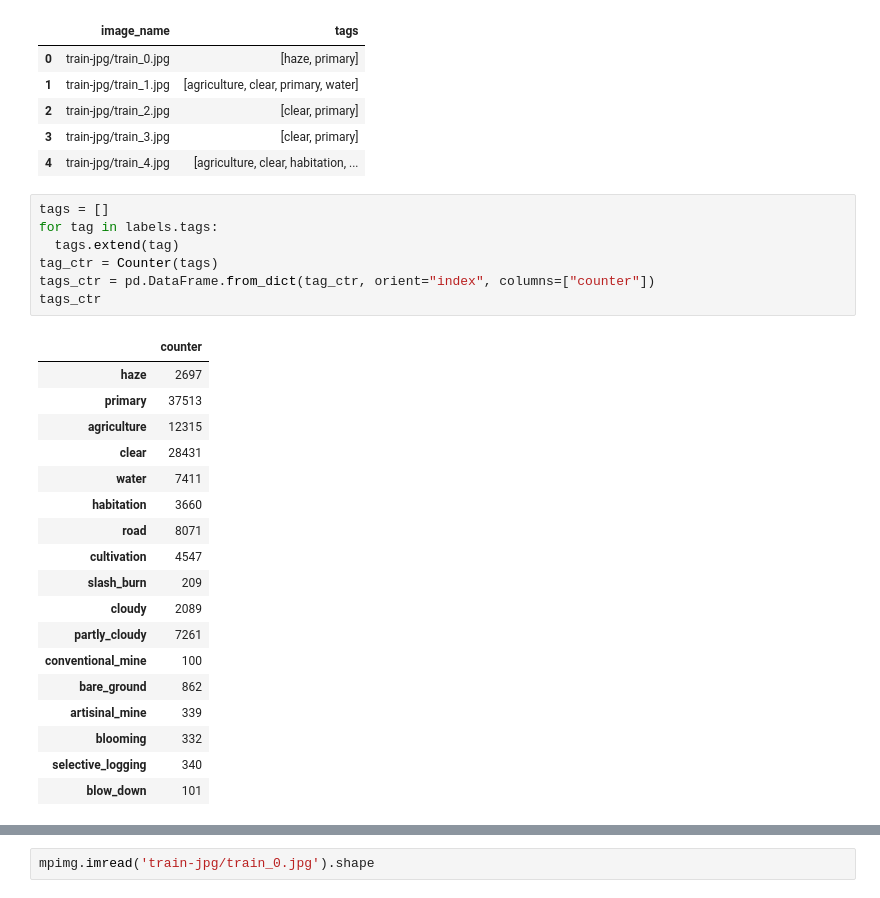
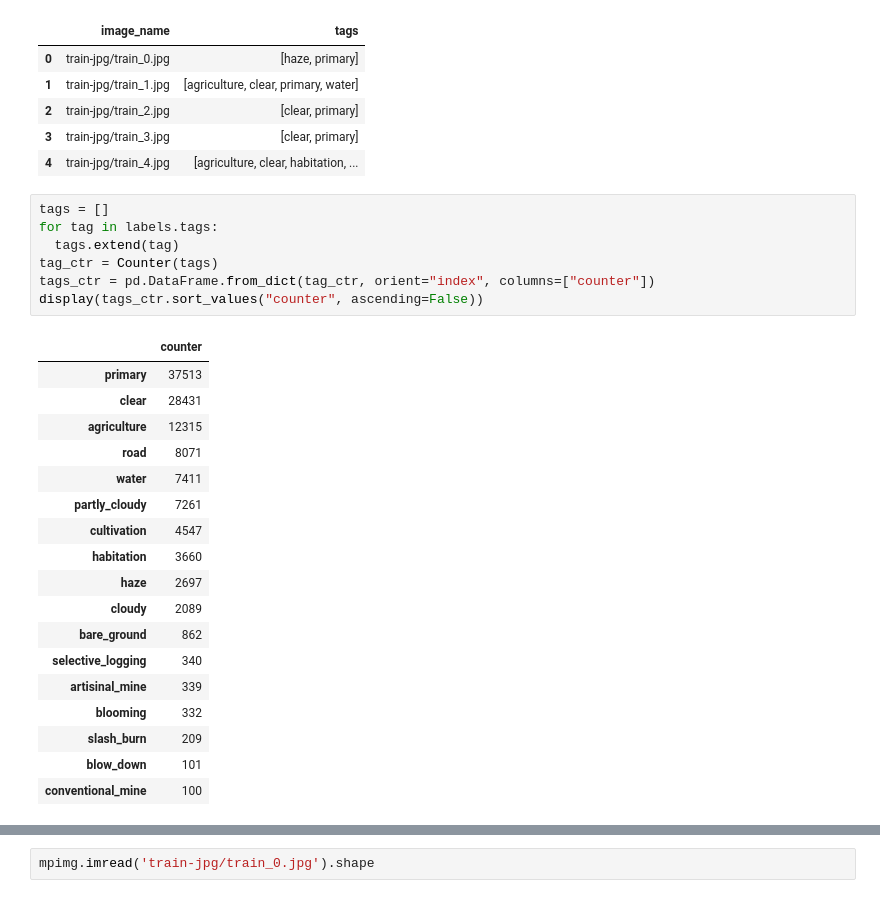
Before and after one commit to gianfrancob/PracticosOptativas, a Jupyter notebook: VisionPorComputadoras/final-lab_2019.ipynb, the cells around one changed output, grey strips where cells are left out. Cells and saved outputs as stored; diff of their text form.

```diff
--- a/VisionPorComputadoras/final-lab_2019.ipynb
+++ b/VisionPorComputadoras/final-lab_2019.ipynb
@@ -114,26 +114,26 @@ labels.head()
 # %%
 tags = []
 for tag in labels.tags:
   tags.extend(tag)
 tag_ctr = Counter(tags)
 tags_ctr = pd.DataFrame.from_dict(tag_ctr, orient="index", columns=["counter"])
-tags_ctr
+display(tags_ctr.sort_values("counter", ascending=False))
 # %% [output]
 |  | counter |
+| primary | 37513 |
+| clear | 28431 |
+| agriculture | 12315 |
+| road | 8071 |
+| water | 7411 |
+| partly_cloudy | 7261 |
+| cultivation | 4547 |
+| habitation | 3660 |
 | haze | 2697 |
-| primary | 37513 |
-| agriculture | 12315 |
-| clear | 28431 |
-| water | 7411 |
-| habitation | 3660 |
-| road | 8071 |
-| cultivation | 4547 |
-| slash_burn | 209 |
 | cloudy | 2089 |
-| partly_cloudy | 7261 |
-| conventional_mine | 100 |
 | bare_ground | 862 |
+| selective_logging | 340 |
 | artisinal_mine | 339 |
 | blooming | 332 |
-| selective_logging | 340 |
+| slash_burn | 209 |
 | blow_down | 101 |
+| conventional_mine | 100 |
```
Also changed, not shown: parts of 1 cell of this notebook.
